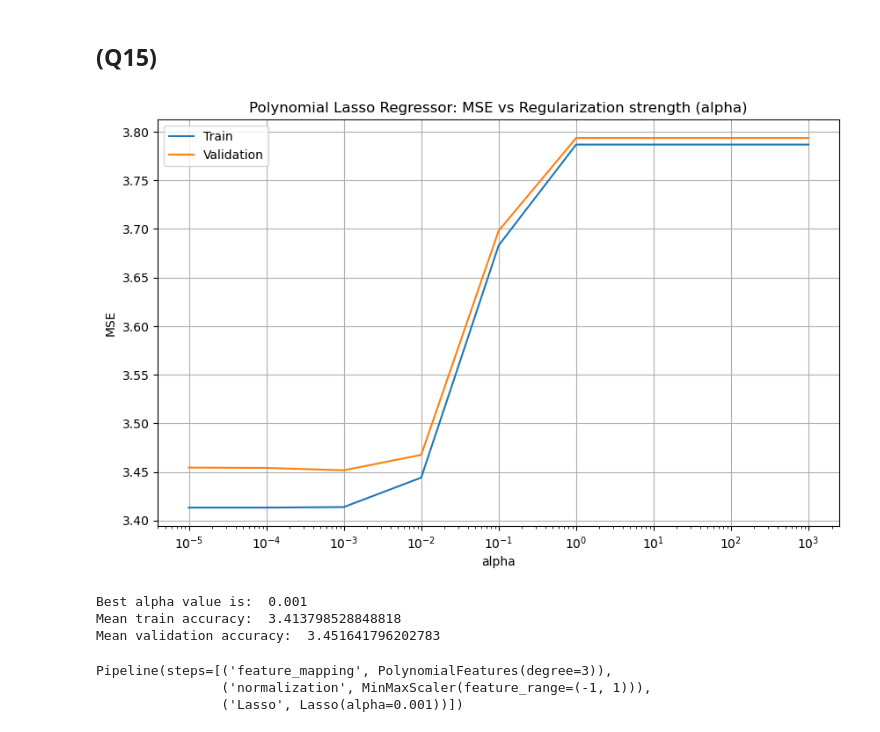
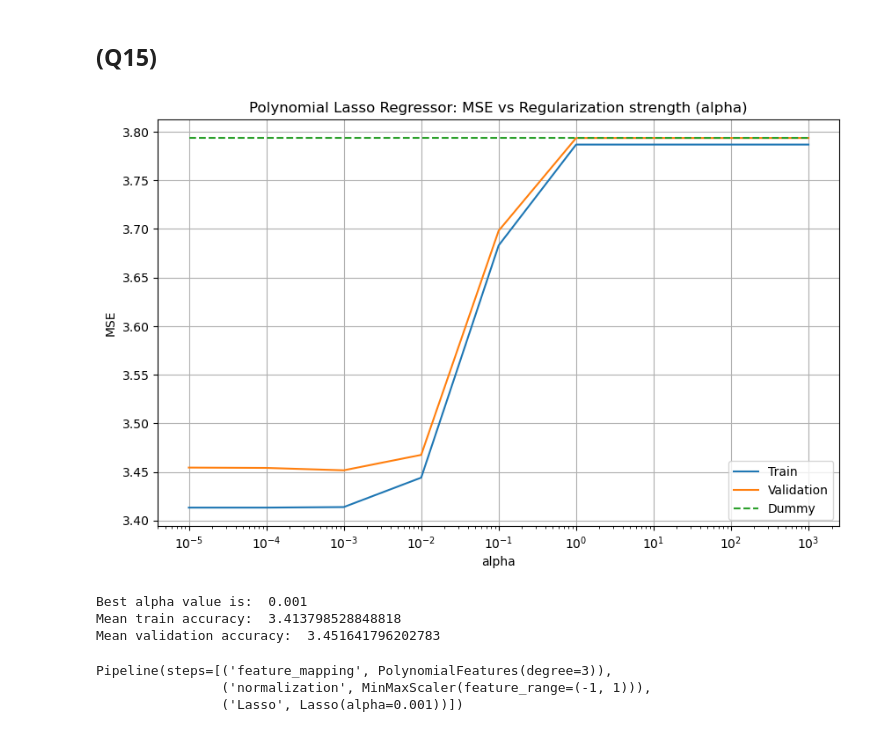
Before and after one commit to Lilach-Biton/ML_Intro, a Jupyter notebook: Wet/HW3/213930175-205764517.ipynb, the cells around one changed output. Saved outputs shown, nothing was run; the diff lists cells and outputs as text; code cells hidden in the pictures.

```diff
--- a/Wet/HW3/213930175-205764517.ipynb
+++ b/Wet/HW3/213930175-205764517.ipynb
@@ -335,7 +328,7 @@ X_train_all = np.array(preprocessed_train.drop(columns=['contamination_level']))
 y_train_all = np.array(preprocessed_train['contamination_level'])
 scores = cross_validate(dummy, X_train_all, y_train_all, cv=5, scoring='neg_mean_squared_error', return_train_score=True)
 
-test_avg = np.mean(scores['test_score'])
-train_avg = np.mean(scores['train_score'])
+test_avg = -np.mean(scores['test_score'])
+train_avg = -np.mean(scores['train_score'])
 print('Dummy model: train avg = '+str(train_avg)+', test avg = '+str(test_avg))
 # %% [output]
@@ -501,31 +496,32 @@ X_train_pol_arr = np.array(X_train_pol.drop(columns=['contamination_level']))
 # %%
 alpha_list_pol = np.logspace(-5, 3, 9)
 train_scores = []
 validation_scores = []
 
 for alpha in alpha_list_pol:
     lasso_regressor = poly_reg.set_params(Lasso=Lasso(alpha=alpha, fit_intercept=True))
     scores = cross_validate(lasso_regressor, X_train_pol_arr, y_train_all, cv=5, scoring='neg_mean_squared_error', return_train_score=True)
     train_scores.append(-scores['train_score'].mean())
     validation_scores.append(-scores['test_score'].mean())
 
 plt.figure(figsize=(10, 6))
 plt.semilogx(alpha_list_pol, train_scores, label='Train')
 plt.semilogx(alpha_list_pol, validation_scores, label='Validation')
+plt.semilogx(alpha_list_pol, [test_avg]*len(alpha_list_pol), label='Dummy', linestyle='--')
 plt.xlabel('alpha')
 plt.ylabel('MSE')
 plt.title('Polynomial Lasso Regressor: MSE vs Regularization strength (alpha)')
 plt.grid(True)
 plt.legend()
 plt.show()
 
 alpha_pol_ind = np.argmin(validation_scores)
 alpha_pol_max = alpha_list_pol[alpha_pol_ind]
 print("Best alpha value is: ", alpha_pol_max)
 print("Mean train accuracy: ", train_scores[alpha_pol_ind])
 print("Mean validation accuracy: ", validation_scores[alpha_pol_ind])
 # %% [output]
-[figure, old version]
+[figure, new version]
 Best alpha value is:  0.001
 Mean train accuracy:  3.413798528848818
 Mean validation accuracy:  3.451641796202783
```
Also changed, not shown: parts of 5 cells of this notebook, 3 other files.
